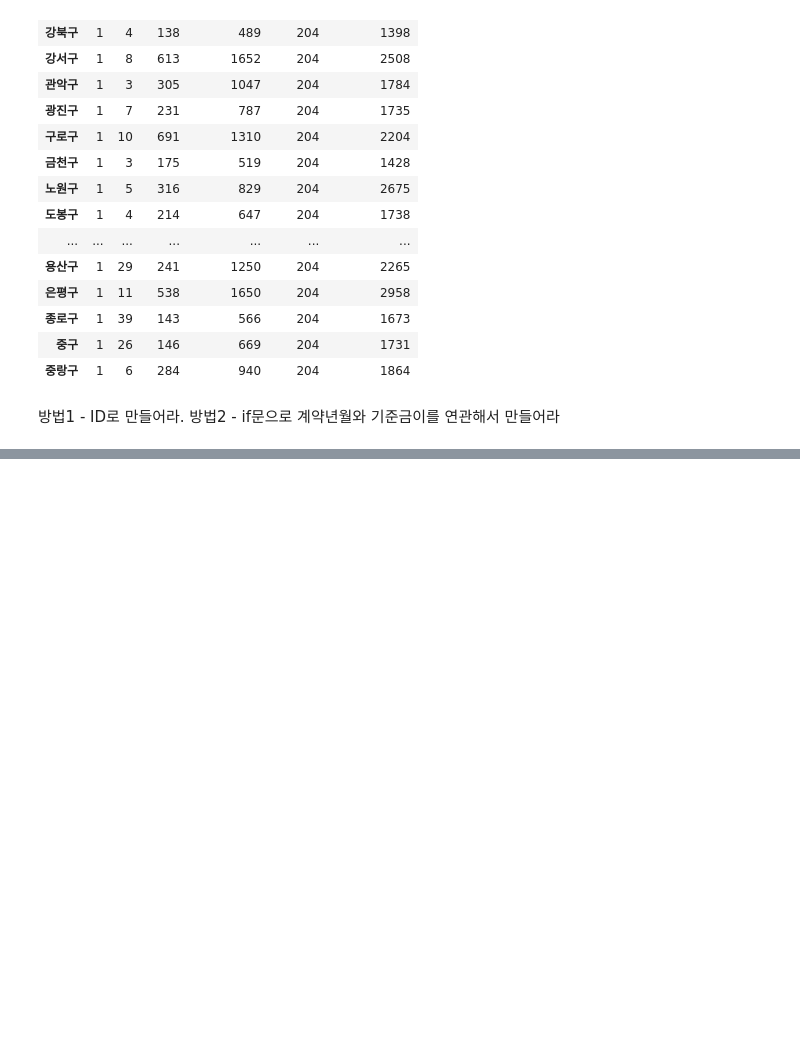
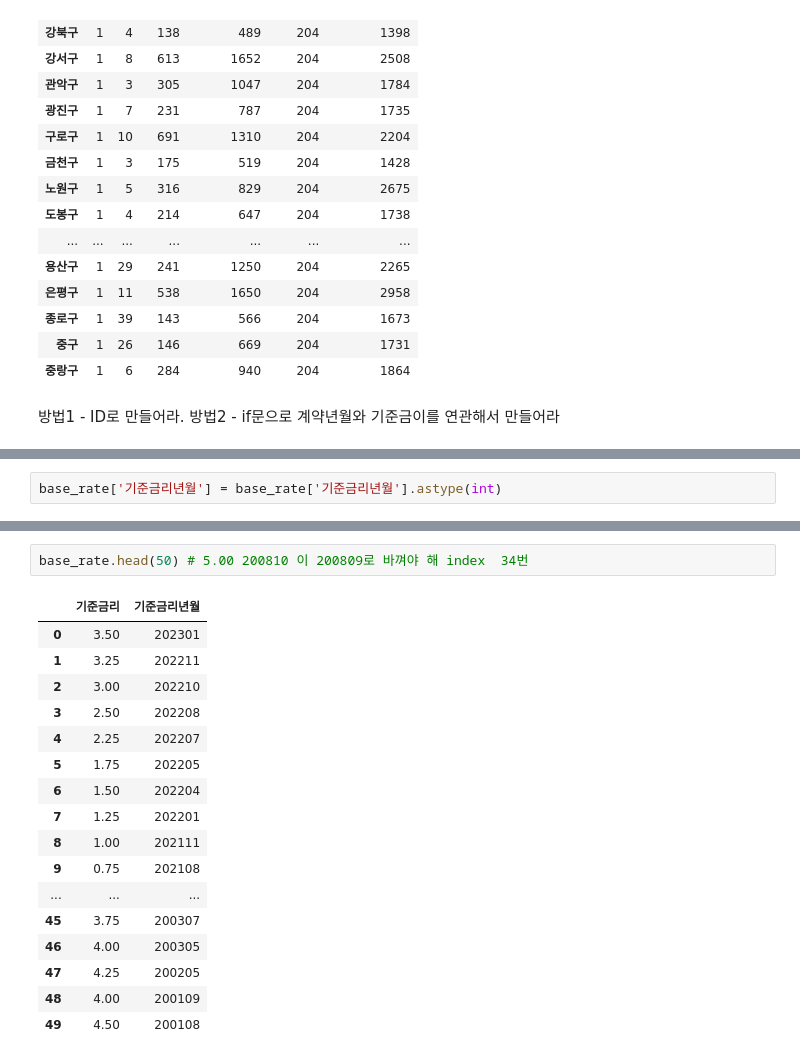
Before and after one commit to HyunahKim1111/himedia_jupyter_files, a Jupyter notebook: 나홀로연습03_부동산실거래.ipynb, the cells around one changed output, grey strips where cells are left out. Drawn from its saved outputs; the diff is of its cells as text; blank space fills up the shorter version.

```diff
--- a/나홀로연습03_부동산실거래.ipynb
+++ b/나홀로연습03_부동산실거래.ipynb
@@ -520,0 +509,2 @@ data.groupby('구').nunique()
+# %%
+base_rate['기준금리년월'] = base_rate['기준금리년월'].astype(int)
@@ -520,0 +569,20 @@ data.groupby('구').nunique()
+# %%
+base_rate.head(50) # 5.00 200810 이 200809로 바껴야 해 index  34번
+# %% [output]
+|  | 기준금리 | 기준금리년월 |
+| 0 | 3.50 | 202301 |
+| 1 | 3.25 | 202211 |
+| 2 | 3.00 | 202210 |
+| 3 | 2.50 | 202208 |
+| 4 | 2.25 | 202207 |
+| 5 | 1.75 | 202205 |
+| 6 | 1.50 | 202204 |
+| 7 | 1.25 | 202201 |
+| 8 | 1.00 | 202111 |
+| 9 | 0.75 | 202108 |
+| ... | ... | ... |
+| 45 | 3.75 | 200307 |
+| 46 | 4.00 | 200305 |
+| 47 | 4.25 | 200205 |
+| 48 | 4.00 | 200109 |
+| 49 | 4.50 | 200108 |
```
Also changed, not shown: parts of 12 cells of this notebook.
